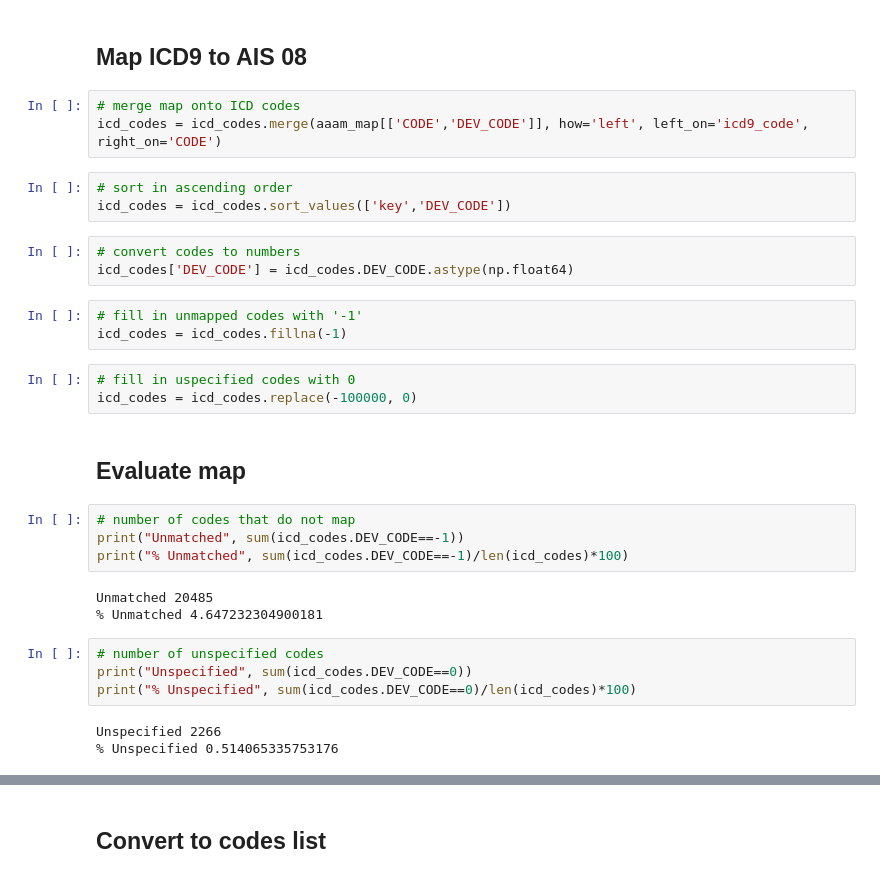
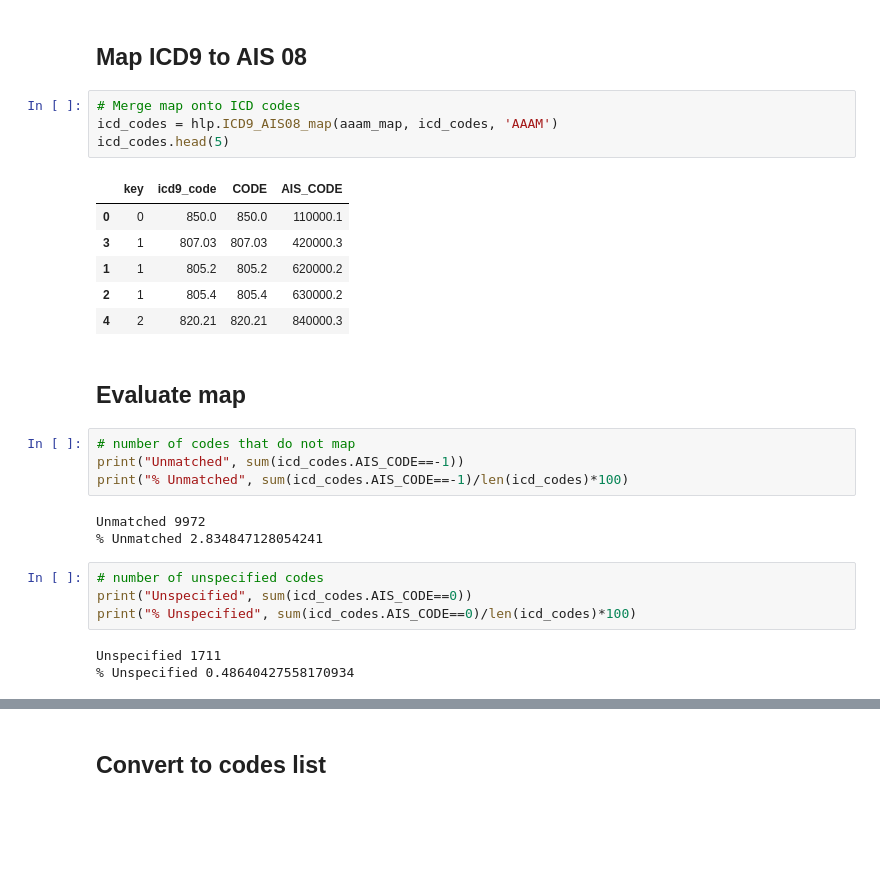
Before and after one commit to daniel-wu1/ICD-to-AIS-ML, a Jupyter notebook: Code/110-AAAM_map.ipynb, the cells around one changed output, grey strips where cells are left out. Saved outputs shown, nothing was run; the diff lists cells and outputs as text; blank space fills up the shorter version.

```diff
--- a/Code/110-AAAM_map.ipynb
+++ b/Code/110-AAAM_map.ipynb
@@ -89,36 +95,32 @@ len(icd_codes)
 # %% [markdown]
 ## Map ICD9 to AIS 08
-# %%
-# merge map onto ICD codes
-icd_codes = icd_codes.merge(aaam_map[['CODE','DEV_CODE']], how='left', left_on='icd9_code', right_on='CODE')
-# %%
-# sort in ascending order
-icd_codes = icd_codes.sort_values(['key','DEV_CODE'])
-# %%
-# convert codes to numbers
-icd_codes['DEV_CODE'] = icd_codes.DEV_CODE.astype(np.float64)
-# %%
-# fill in unmapped codes with '-1'
-icd_codes = icd_codes.fillna(-1)
-# %%
-# fill in uspecified codes with 0
-icd_codes = icd_codes.replace(-100000, 0)
+# %%
+# Merge map onto ICD codes
+icd_codes = hlp.ICD9_AIS08_map(aaam_map, icd_codes, 'AAAM')
+icd_codes.head(5)
+# %% [output]
+|  | key | icd9_code | CODE | AIS_CODE |
+| 0 | 0 | 850.0 | 850.0 | 110000.1 |
+| 3 | 1 | 807.03 | 807.03 | 420000.3 |
+| 1 | 1 | 805.2 | 805.2 | 620000.2 |
+| 2 | 1 | 805.4 | 805.4 | 630000.2 |
+| 4 | 2 | 820.21 | 820.21 | 840000.3 |
 # %% [markdown]
 ## Evaluate map
 # %%
 # number of codes that do not map
-print("Unmatched", sum(icd_codes.DEV_CODE==-1))
-print("% Unmatched", sum(icd_codes.DEV_CODE==-1)/len(icd_codes)*100)
+print("Unmatched", sum(icd_codes.AIS_CODE==-1))
+print("% Unmatched", sum(icd_codes.AIS_CODE==-1)/len(icd_codes)*100)
 # %% [output]
-Unmatched 20485
-% Unmatched 4.647232304900181
+Unmatched 9972
+% Unmatched 2.834847128054241
 # %%
 # number of unspecified codes
-print("Unspecified", sum(icd_codes.DEV_CODE==0))
-print("% Unspecified", sum(icd_codes.DEV_CODE==0)/len(icd_codes)*100)
+print("Unspecified", sum(icd_codes.AIS_CODE==0))
+print("% Unspecified", sum(icd_codes.AIS_CODE==0)/len(icd_codes)*100)
 # %% [output]
-Unspecified 2266
-% Unspecified 0.514065335753176
+Unspecified 1711
+% Unspecified 0.48640427558170934
 # %%
 # number of codes
 len(icd_codes)
```
Also changed, not shown: parts of 22 cells of this notebook, 44 other files.
